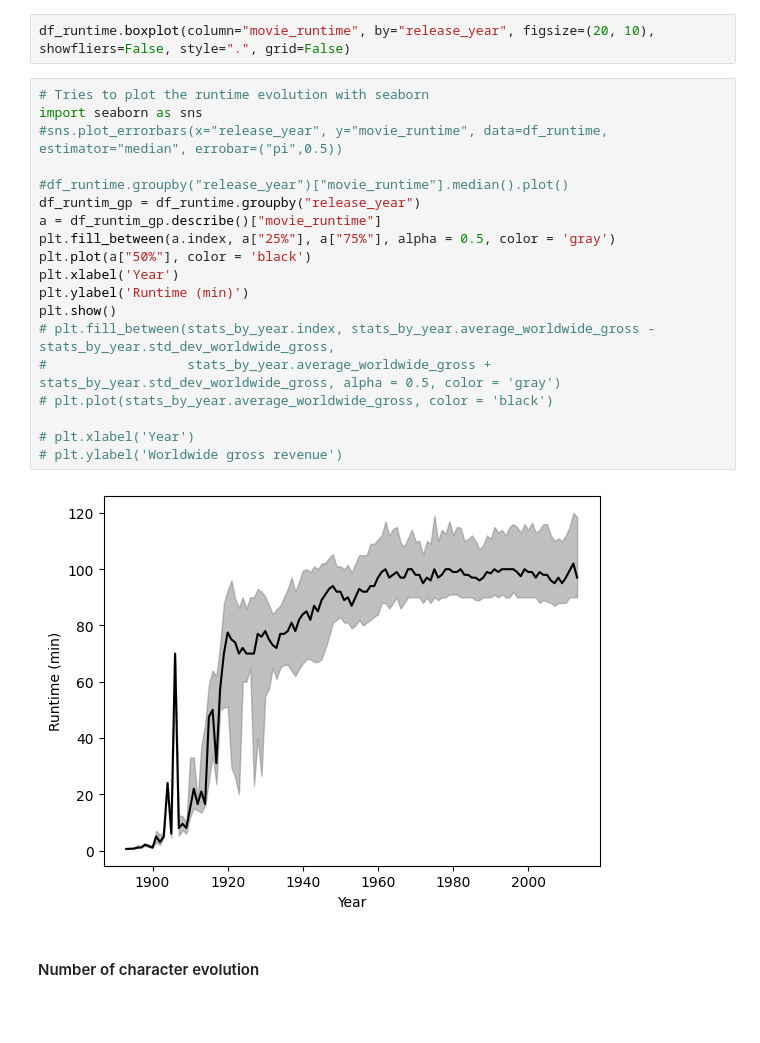
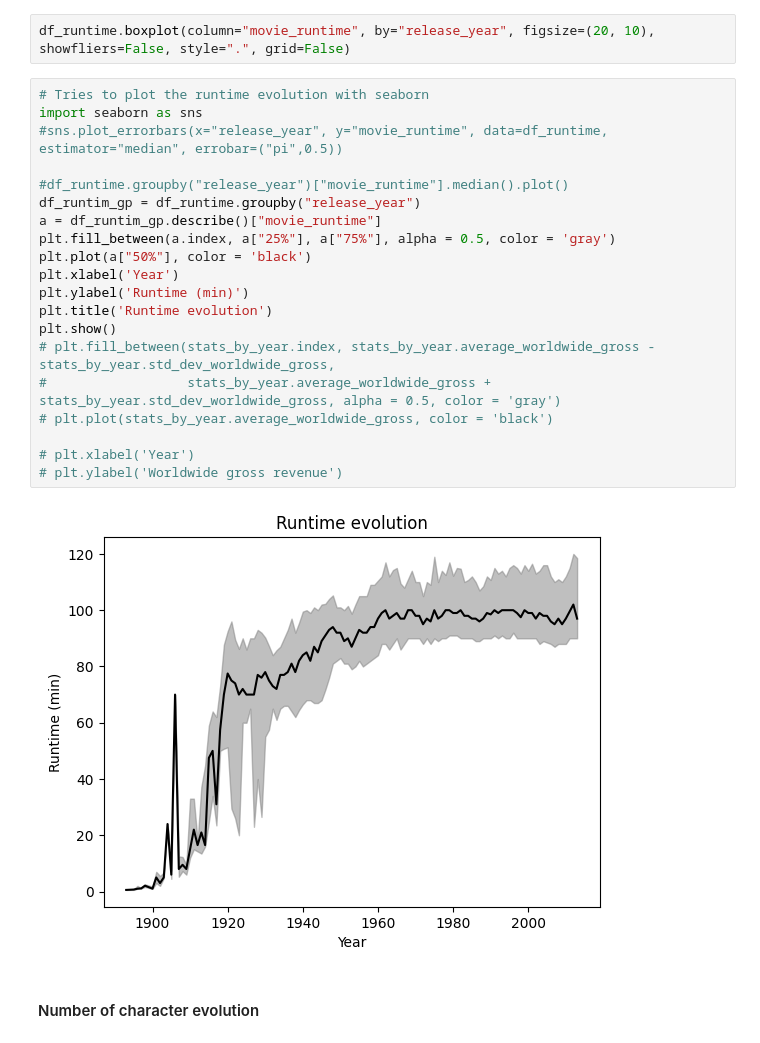
Before and after one commit to epfl-ada/ada-2022-project-r4d4r, a Jupyter notebook: main.ipynb, the cells around one changed output. Cells and saved outputs as stored; diff of their text form; blank space fills up the shorter version.

Commit message:
better with a title

```diff
--- a/main.ipynb
+++ b/main.ipynb
@@ -131,24 +131,25 @@ df_runtime.boxplot(column="movie_runtime", by="release_year", figsize=(20, 10),
 # %%
 # Tries to plot the runtime evolution with seaborn
 import seaborn as sns
 #sns.plot_errorbars(x="release_year", y="movie_runtime", data=df_runtime, estimator="median", errobar=("pi",0.5))
 
 #df_runtime.groupby("release_year")["movie_runtime"].median().plot()
 df_runtim_gp = df_runtime.groupby("release_year")
 a = df_runtim_gp.describe()["movie_runtime"]
 plt.fill_between(a.index, a["25%"], a["75%"], alpha = 0.5, color = 'gray')
 plt.plot(a["50%"], color = 'black')
 plt.xlabel('Year')
 plt.ylabel('Runtime (min)')
+plt.title('Runtime evolution')
 plt.show()
 # plt.fill_between(stats_by_year.index, stats_by_year.average_worldwide_gross - stats_by_year.std_dev_worldwide_gross,
 #                  stats_by_year.average_worldwide_gross + stats_by_year.std_dev_worldwide_gross, alpha = 0.5, color = 'gray')
 # plt.plot(stats_by_year.average_worldwide_gross, color = 'black')
 
 # plt.xlabel('Year')
 # plt.ylabel('Worldwide gross revenue')
 # %% [output]
-[figure, old version]
+[figure, new version]
 # %% [markdown]
 #### Number of character evolution
 # %%
```
